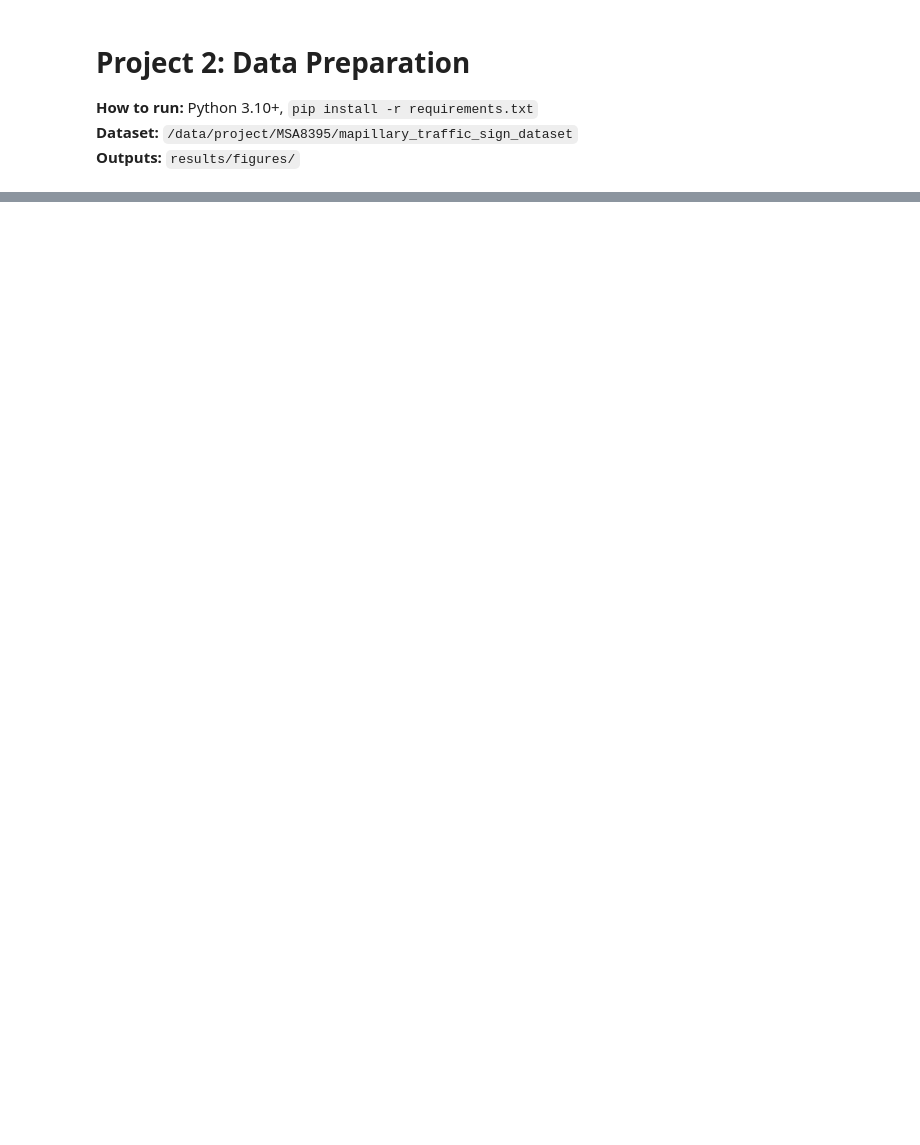
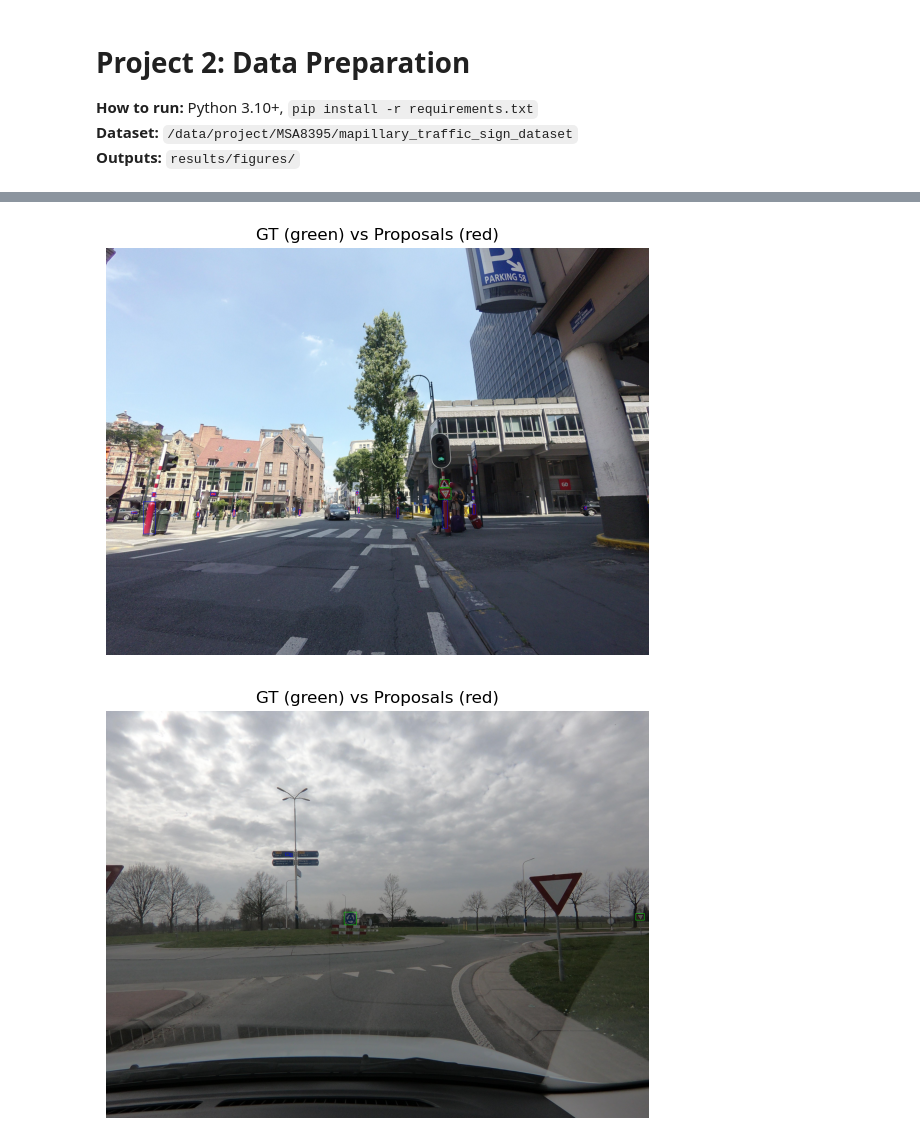
Before and after one commit to Harshalk2002/urban-sign-vision-system, a Jupyter notebook: notebooks/01_data_preparation.ipynb, the cells around one changed output, grey strips where cells are left out. Cells and saved outputs as stored; diff of their text form; code cells hidden in the pictures; blank space fills up the shorter version.

```diff
--- a/notebooks/01_data_preparation.ipynb
+++ b/notebooks/01_data_preparation.ipynb
@@ -55,0 +134,80 @@ def bilateral(img_bgr):
+# %%
+# ====== Phase 1 — Part C: Region proposals + evaluation ======
+import time
+
+def _color_masks_hsv_strict(bgr):
+    hsv=cv2.cvtColor(bgr,cv2.COLOR_BGR2HSV)
+    mr=cv2.inRange(hsv,(0,110,80),(10,255,255))|cv2.inRange(hsv,(170,110,80),(180,255,255))
+    mb=cv2.inRange(hsv,(100,120,70),(130,255,255))
+    my=cv2.inRange(hsv,(15,140,90),(35,255,255))
+    return mr,mb,my
+
+def _morph(mask,o=3,c=5):
+    k1=cv2.getStructuringElement(cv2.MORPH_ELLIPSE,(o,o));k2=cv2.getStructuringElement(cv2.MORPH_ELLIPSE,(c,c))
+    return cv2.morphologyEx(cv2.morphologyEx(mask,cv2.MORPH_OPEN,k1),cv2.MORPH_CLOSE,k2)
+
+def _boxes_from_mask(mask,W,H):
+    cnts,_=cv2.findContours(mask,cv2.RETR_EXTERNAL,cv2.CHAIN_APPROX_SIMPLE)
+    return [cv2.boundingRect(c) for c in cnts if cv2.contourArea(c)>100]
+
+def propose_regions(bgr, topN=15):
+    H,W=bgr.shape[:2]
+    mr,mb,my=_color_masks_hsv_strict(bgr)
+    mr,mb,my=_morph(mr),_morph(mb),_morph(my)
+    boxes=_boxes_from_mask(mr,W,H)+_boxes_from_mask(mb,W,H)+_boxes_from_mask(my,W,H)
+    return boxes[:topN]
+
+def show_proposals_inline(df_ann,n=2):
+    imgs=df_ann["image_path"].drop_duplicates().sample(n=min(n,df_ann["image_path"].nunique()),random_state=42)
+    for p in imgs:
+        bgr=cv2.imread(p)
+        if bgr is None: continue
+        props=propose_regions(bgr)
+        vis=bgr.copy()
+        for _,r in df_ann[df_ann["image_path"]==p].iterrows():
+            cv2.rectangle(vis,(int(r["x"]),int(r["y"])),(int(r["x"]+r["w"]),int(r["y"]+r["h"])),(0,255,0),2)
+        for (x,y,w,h) in props:
+            cv2.rectangle(vis,(x,y),(x+w,y+h),(255,0,0),2)
+        plt.figure(figsize=(7,7));plt.imshow(cv2.cvtColor(vis,cv2.COLOR_BGR2RGB))
+        plt.axis("off");plt.title("GT (green) vs Proposals (red)");plt.show()
+
+show_proposals_inline(ann_val,n=2)
+
+# ---- Evaluation ----
+def iou_xywh(a,b):
+    ax,ay,aw,ah=a; bx,by,bw,bh=b
+    inter_x1, inter_y1=max(ax,bx),max(ay,by)
+    inter_x2, inter_y2=min(ax+aw,bx+bw),min(ay+ah,by+bh)
+    iw,ih=max(0,inter_x2-inter_x1),max(0,inter_y2-inter_y1)
+    inter=iw*ih; union=aw*ah + bw*bh - inter
+    return inter/union if union>0 else 0.0
+
+def eval_region_proposal(df_split,thresholds=(0.3,0.5,0.7),max_images=30):
+    img_paths=df_split["image_path"].drop_duplicates().sample(n=min(max_images,df_split["image_path"].nunique()),random_state=42)
+    totals={t:{"tp":0,"fp":0,"fn":0} for t in thresholds}
+    for p in img_paths:
+        bgr=cv2.imread(p); props=propose_regions(bgr);
+        gts=[(int(r["x"]),int(r["y"]),int(r["w"]),int(r["h"])) for _,r in df_split[df_split["image_path"]==p].iterrows()]
+        for t in thresholds:
+            tp=fp=0; fn=len(gts)
+            matched=[False]*len(gts)
+            for prop in props:
+                best_iou=0; best_j=-1
+                for j,gt in enumerate(gts):
+                    if matched[j]: continue
+                    iou=iou_xywh(prop,gt)
+                    if iou>best_iou: best_iou=iou; best_j=j
+                if best_iou>=t: tp+=1; matched[best_j]=True; fn-=1
+                else: fp+=1
+            totals[t]["tp"]+=tp; totals[t]["fp"]+=fp; totals[t]["fn"]+=fn
+    for t in thresholds:
+        tp,fp,fn=totals[t]["tp"],totals[t]["fp"],totals[t]["fn"]
+        prec=tp/(tp+fp) if tp+fp>0 else 0; rec=tp/(tp+fn) if tp+fn>0 else 0
+        f1=(2*prec*rec)/(prec+rec) if prec+rec>0 else 0
+        print(f"IoU ≥ {t:.1f} → Precision {prec:.3f} | Recall {rec:.3f} | F1 {f1:.3f} (TP={tp}, FP={fp}, FN={fn})")
+
+print("=== VAL ==="); eval_region_proposal(ann_val)
+print("\n=== TEST ==="); eval_region_proposal(ann_test)
+# %% [output]
+[figure, added]
+[figure, added]
```
Also changed, not shown: parts of 6 cells of this notebook, 25 other files.
